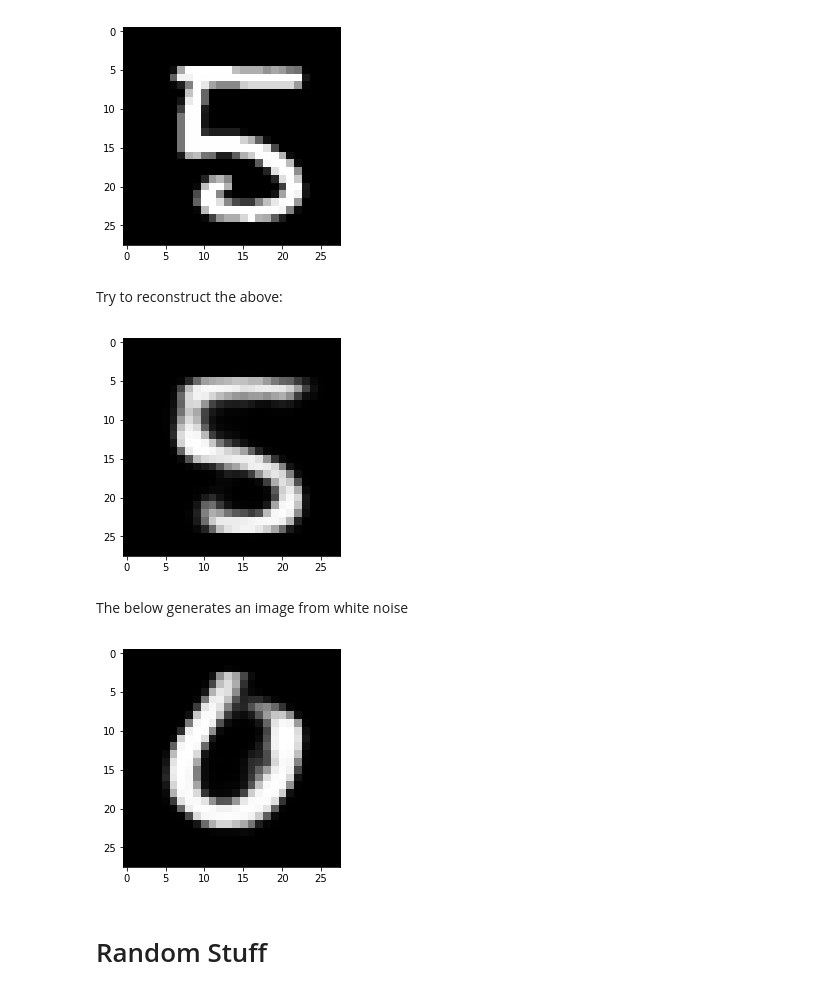
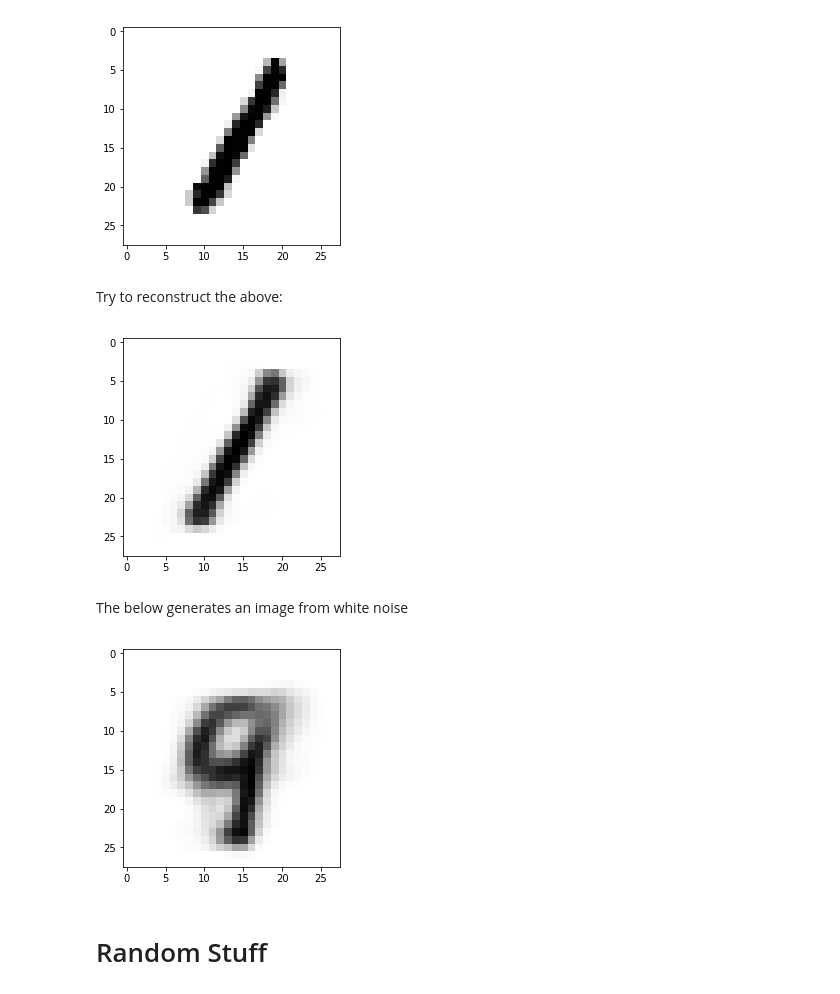
Before and after one commit to omarnmahmood/AEVB, a Jupyter notebook: VAE_Trial1.ipynb, the cells around one changed output. Drawn from its saved outputs; the diff is of its cells as text; code cells hidden in the pictures.

```diff
--- a/VAE_Trial1.ipynb
+++ b/VAE_Trial1.ipynb
@@ -11,6 +13,6 @@ import torch
 # %%
 from torch.optim import Adam
 # %%
-test = VAE_NN.VAE_Net()
+test = VAE_NN.VAE_Net(latent_size=2)
 # %%
-test.cuda()
+test = test.cuda()
@@ -25,12 +19,12 @@ VAE_Net(
 # %%
 optimizer = Adam(test.parameters(),lr=1e-3)
 # %%
-train_data,_ = VAE_NN.get_data_loaders(b_size=128)
+train_data,_ = VAE_NN.get_data_loaders(b_size=100)
 # %%
 import time
 # %%
 t = time.time()
-ep = 100
+ep = 10
 VAE_NN.train(test,optimizer,train_data, VAE_NN.elbo_loss, epochs = ep)
 t_e = time.time() - t
 print('Seconds for %d epcohs: %d' % (ep,t_e))
@@ -103,38 +97,38 @@ t_data = Variable(t_data).view(-1,784)
 # %%
 i = 3
 # %%
-plt.imshow(np.reshape(t_data[i].data.cpu().numpy(),(28,28)), cmap='gray')
+plt.imshow(np.reshape(t_data[i].data.cpu().numpy(),(28,28)), cmap='gray_r')
 plt.show()
 # %% [output]
-[figure, old version]
+[figure, new version]
 # %% [markdown]
 Try to reconstruct the above:
 # %%
-a,b,c = test(t_data[i].cuda())
+a,_,b,c = test(t_data[i].cuda())
 
 im_t = a
 
 im_t = im_t.data.cpu().numpy()
 
-plt.imshow(np.reshape(im_t,(28,28)),cmap='gray')
+plt.imshow(np.reshape(im_t,(28,28)),cmap='gray_r')
 plt.show()
 # %% [output]
-[figure, old version]
+[figure, new version]
 # %% [markdown]
 The below generates an image from white noise
 # %%
 a = test.sample()
 
-a = test.decode(a)
+a,b = test.decode(a)
 
 im_t = a
 
 im_t = im_t.data.cpu().numpy()
 
-plt.imshow(np.reshape(im_t,(28,28)),cmap='gray')
+plt.imshow(np.reshape(im_t,(28,28)),cmap='gray_r')
 plt.show()
 # %% [output]
-[figure, old version]
+[figure, new version]
 # %% [markdown]
 # Random Stuff
 # %%
```
Also changed, not shown: parts of 23 cells of this notebook.
